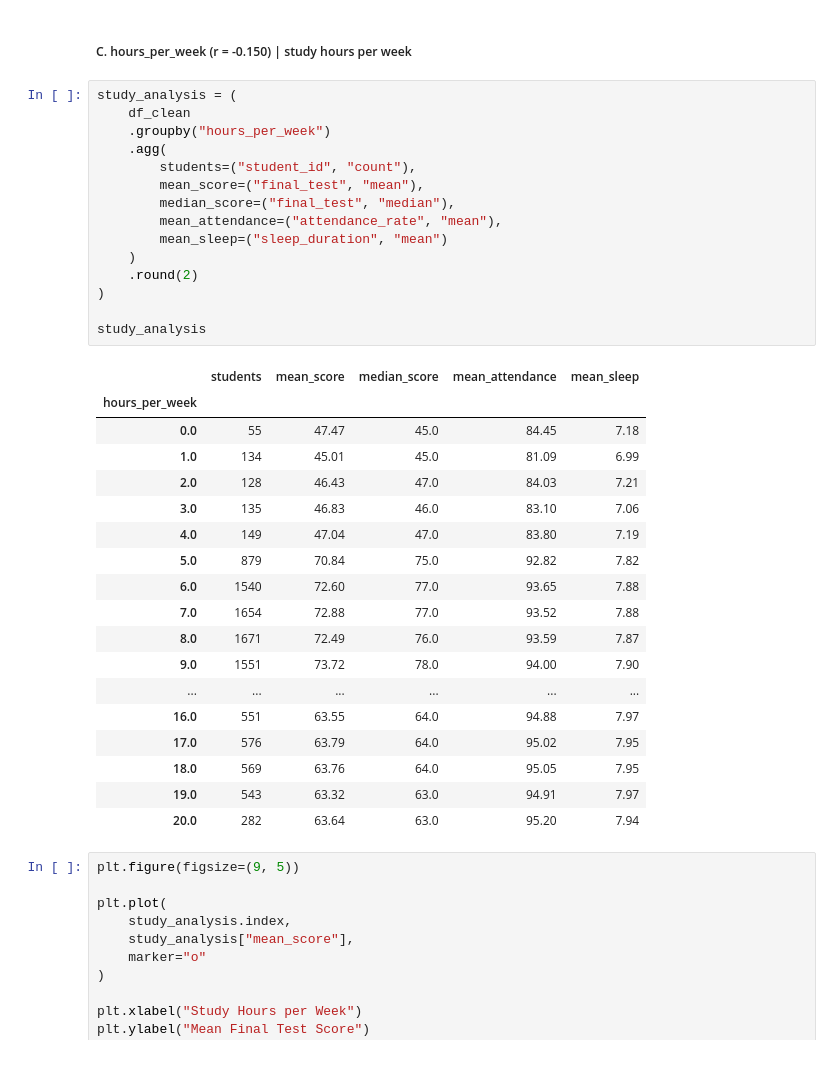
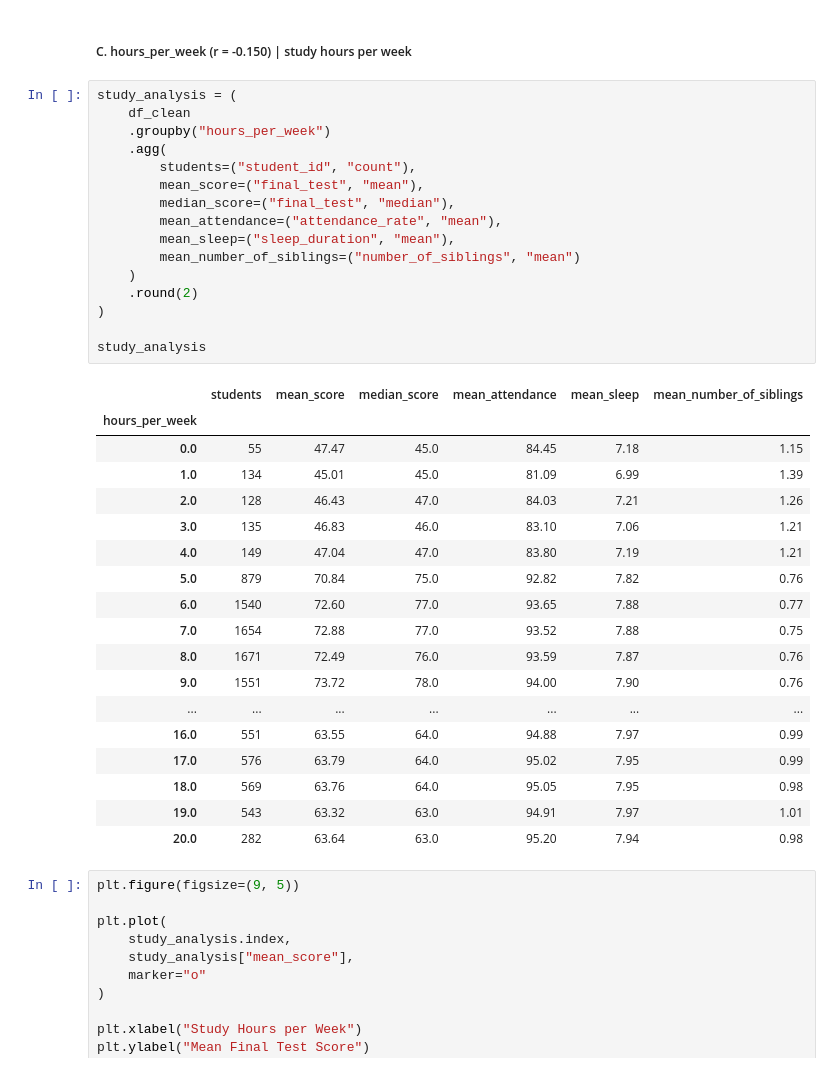
Before and after one commit to thedataanalyst-ylime/o-level-mathematics-performance-analysis, a Jupyter notebook: eda.ipynb, the cells around one changed output. Drawn from its saved outputs; the diff is of its cells as text.

```diff
--- a/eda.ipynb
+++ b/eda.ipynb
@@ -1393,37 +1439,38 @@ df_clean.head(20)
 # %%
 study_analysis = (
     df_clean
     .groupby("hours_per_week")
     .agg(
         students=("student_id", "count"),
         mean_score=("final_test", "mean"),
         median_score=("final_test", "median"),
         mean_attendance=("attendance_rate", "mean"),
-        mean_sleep=("sleep_duration", "mean")
+        mean_sleep=("sleep_duration", "mean"),
+        mean_number_of_siblings=("number_of_siblings", "mean")
     )
     .round(2)
 )
 
 study_analysis
 # %% [output]
-|  | students | mean_score | median_score | mean_attendance | mean_sleep |
-| hours_per_week |  |  |  |  |  |
-| 0.0 | 55 | 47.47 | 45.0 | 84.45 | 7.18 |
-| 1.0 | 134 | 45.01 | 45.0 | 81.09 | 6.99 |
-| 2.0 | 128 | 46.43 | 47.0 | 84.03 | 7.21 |
-| 3.0 | 135 | 46.83 | 46.0 | 83.10 | 7.06 |
-| 4.0 | 149 | 47.04 | 47.0 | 83.80 | 7.19 |
-| 5.0 | 879 | 70.84 | 75.0 | 92.82 | 7.82 |
-| 6.0 | 1540 | 72.60 | 77.0 | 93.65 | 7.88 |
-| 7.0 | 1654 | 72.88 | 77.0 | 93.52 | 7.88 |
-| 8.0 | 1671 | 72.49 | 76.0 | 93.59 | 7.87 |
-| 9.0 | 1551 | 73.72 | 78.0 | 94.00 | 7.90 |
-| ... | ... | ... | ... | ... | ... |
-| 16.0 | 551 | 63.55 | 64.0 | 94.88 | 7.97 |
-| 17.0 | 576 | 63.79 | 64.0 | 95.02 | 7.95 |
-| 18.0 | 569 | 63.76 | 64.0 | 95.05 | 7.95 |
-| 19.0 | 543 | 63.32 | 63.0 | 94.91 | 7.97 |
-| 20.0 | 282 | 63.64 | 63.0 | 95.20 | 7.94 |
+|  | students | mean_score | median_score | mean_attendance | mean_sleep | mean_number_of_siblings |
+| hours_per_week |  |  |  |  |  |  |
+| 0.0 | 55 | 47.47 | 45.0 | 84.45 | 7.18 | 1.15 |
+| 1.0 | 134 | 45.01 | 45.0 | 81.09 | 6.99 | 1.39 |
+| 2.0 | 128 | 46.43 | 47.0 | 84.03 | 7.21 | 1.26 |
+| 3.0 | 135 | 46.83 | 46.0 | 83.10 | 7.06 | 1.21 |
+| 4.0 | 149 | 47.04 | 47.0 | 83.80 | 7.19 | 1.21 |
+| 5.0 | 879 | 70.84 | 75.0 | 92.82 | 7.82 | 0.76 |
+| 6.0 | 1540 | 72.60 | 77.0 | 93.65 | 7.88 | 0.77 |
+| 7.0 | 1654 | 72.88 | 77.0 | 93.52 | 7.88 | 0.75 |
+| 8.0 | 1671 | 72.49 | 76.0 | 93.59 | 7.87 | 0.76 |
+| 9.0 | 1551 | 73.72 | 78.0 | 94.00 | 7.90 | 0.76 |
+| ... | ... | ... | ... | ... | ... | ... |
+| 16.0 | 551 | 63.55 | 64.0 | 94.88 | 7.97 | 0.99 |
+| 17.0 | 576 | 63.79 | 64.0 | 95.02 | 7.95 | 0.99 |
+| 18.0 | 569 | 63.76 | 64.0 | 95.05 | 7.95 | 0.98 |
+| 19.0 | 543 | 63.32 | 63.0 | 94.91 | 7.97 | 1.01 |
+| 20.0 | 282 | 63.64 | 63.0 | 95.20 | 7.94 | 0.98 |
 # %%
 plt.figure(figsize=(9, 5))
 
```
Also changed, not shown: parts of 30 cells of this notebook.
